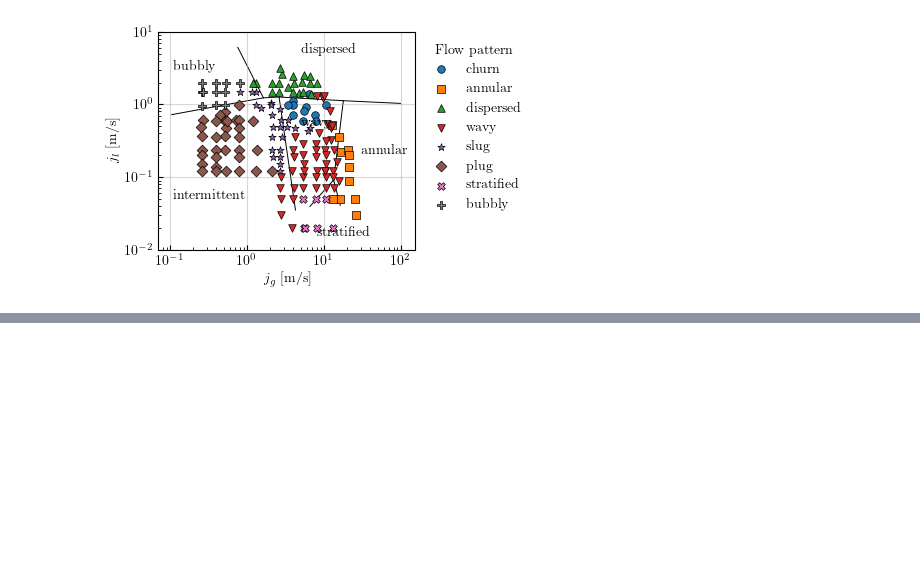
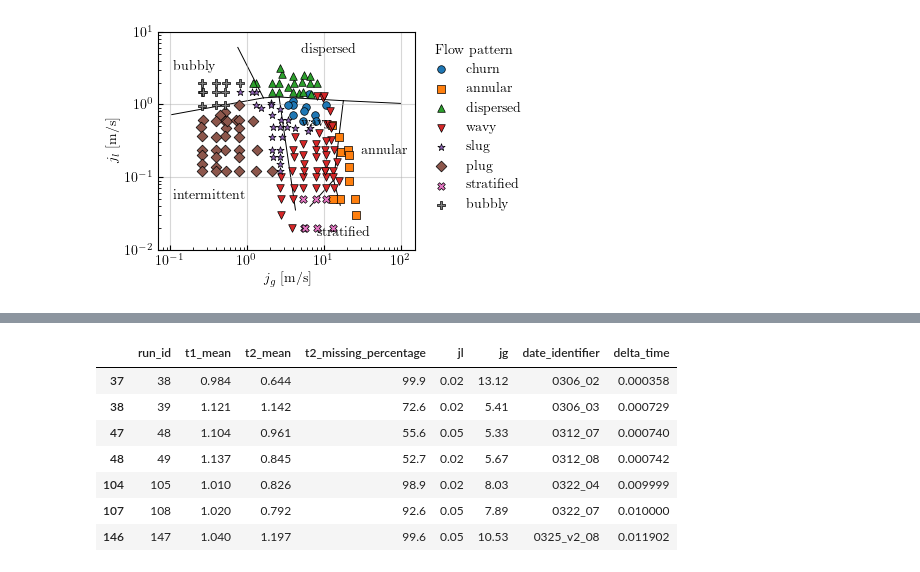
Before and after one commit to fernandonquintino/confocal_film_measurement, a Jupyter notebook: notebooks/flow_pattern_maps.ipynb, the cells around one changed output, grey strips where cells are left out. Saved outputs shown, nothing was run; the diff lists cells and outputs as text; code cells hidden in the pictures; blank space fills up the shorter version.

```diff
--- a/notebooks/flow_pattern_maps.ipynb
+++ b/notebooks/flow_pattern_maps.ipynb
@@ -76,0 +132,11 @@ fig2.savefig(all_conditions_path, format='pdf', bbox_inches='tight')
+# %%
+df_consolidated.loc[(df_consolidated['reduced_pattern']=='stratified') ][['run_id', 't1_mean','t2_mean', 't2_missing_percentage', 'jl', 'jg', 'date_identifier', 'delta_time']]
+# %% [output]
+|  | run_id | t1_mean | t2_mean | t2_missing_percentage | jl | jg | date_identifier | delta_time |
+| 37 | 38 | 0.984 | 0.644 | 99.9 | 0.02 | 13.12 | 0306_02 | 0.000358 |
+| 38 | 39 | 1.121 | 1.142 | 72.6 | 0.02 | 5.41 | 0306_03 | 0.000729 |
+| 47 | 48 | 1.104 | 0.961 | 55.6 | 0.05 | 5.33 | 0312_07 | 0.000740 |
+| 48 | 49 | 1.137 | 0.845 | 52.7 | 0.02 | 5.67 | 0312_08 | 0.000742 |
+| 104 | 105 | 1.010 | 0.826 | 98.9 | 0.02 | 8.03 | 0322_04 | 0.009999 |
+| 107 | 108 | 1.020 | 0.792 | 92.6 | 0.05 | 7.89 | 0322_07 | 0.010000 |
+| 146 | 147 | 1.040 | 1.197 | 99.6 | 0.05 | 10.53 | 0325_v2_08 | 0.011902 |
```
Also changed, not shown: parts of 9 cells of this notebook, 15 other files.
